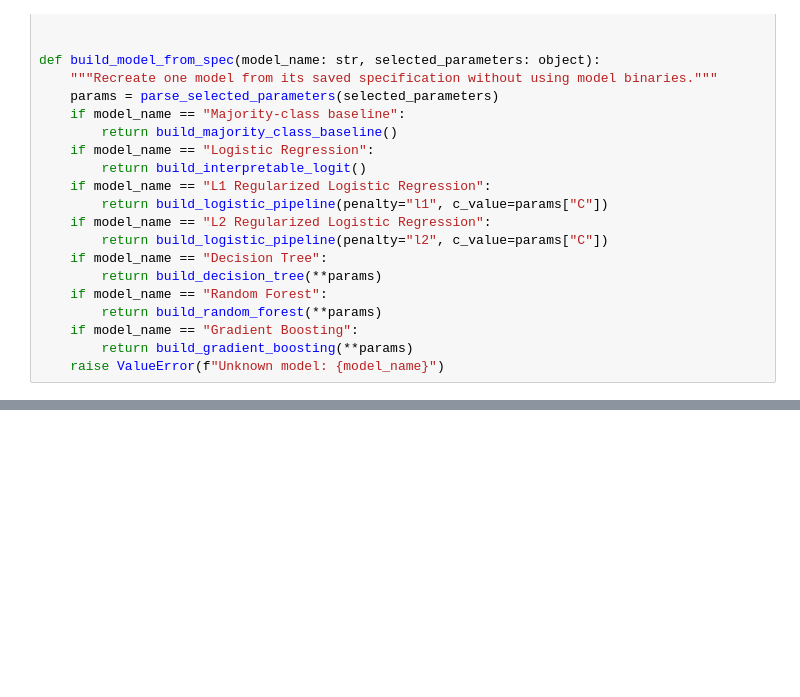
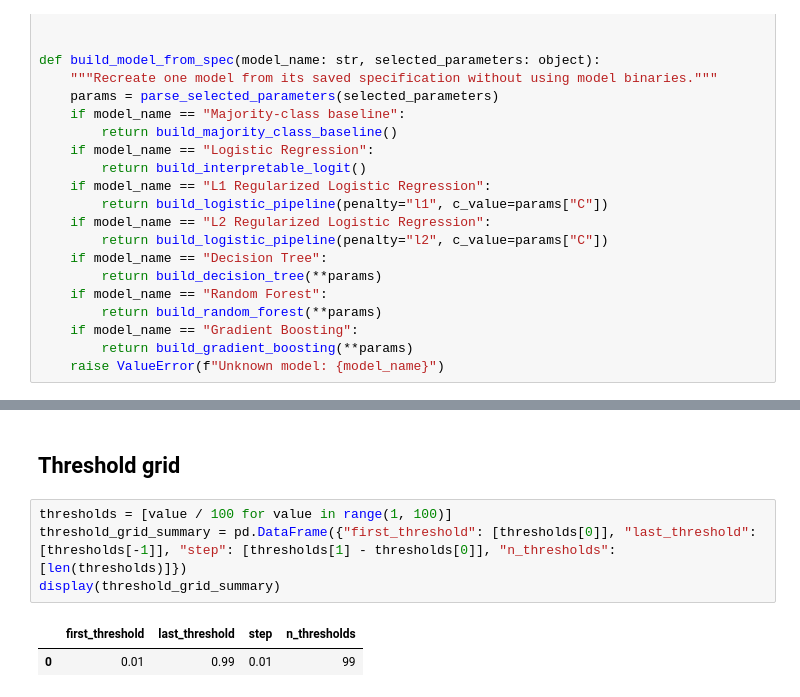
Before and after one commit to Berke-Pehli/ml-finance-bankruptcy-analysis, a Jupyter notebook: notebooks/05_threshold_and_pca_extensions.ipynb, the cells around one changed output, grey strips where cells are left out. Saved outputs shown, nothing was run; the diff lists cells and outputs as text; blank space fills up the shorter version.

```diff
--- a/notebooks/05_threshold_and_pca_extensions.ipynb
+++ b/notebooks/05_threshold_and_pca_extensions.ipynb
@@ -764,0 +653,9 @@ assert (FIGURES_DIR / 'pca_logistic_metric_comparison.png').exists(), 'PCA figur
+# %% [markdown]
+## Threshold grid
+# %%
+thresholds = [value / 100 for value in range(1, 100)]
+threshold_grid_summary = pd.DataFrame({"first_threshold": [thresholds[0]], "last_threshold": [thresholds[-1]], "step": [thresholds[1] - thresholds[0]], "n_thresholds": [len(thresholds)]})
+display(threshold_grid_summary)
+# %% [output]
+|  | first_threshold | last_threshold | step | n_thresholds |
+| 0 | 0.01 | 0.99 | 0.01 | 99 |
```
Also changed, not shown: parts of 24 cells of this notebook, 5 other files.
